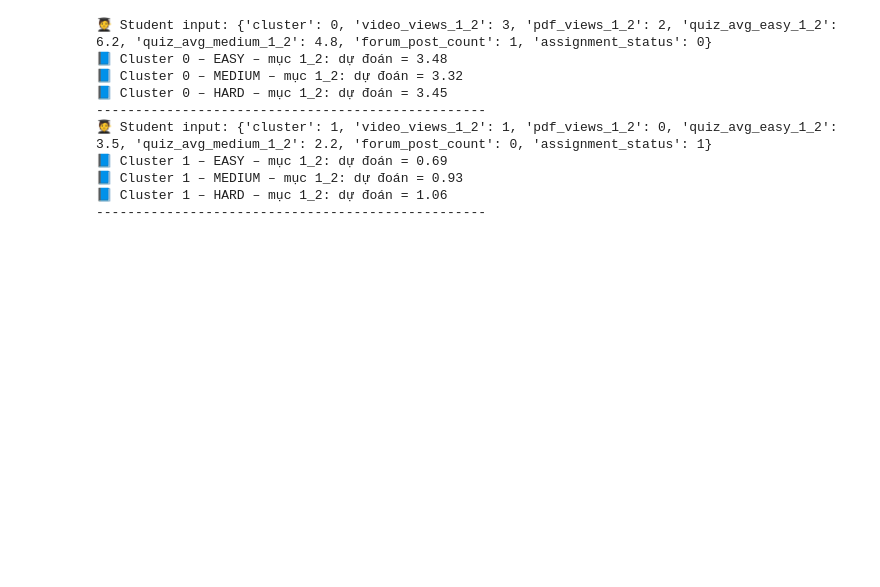
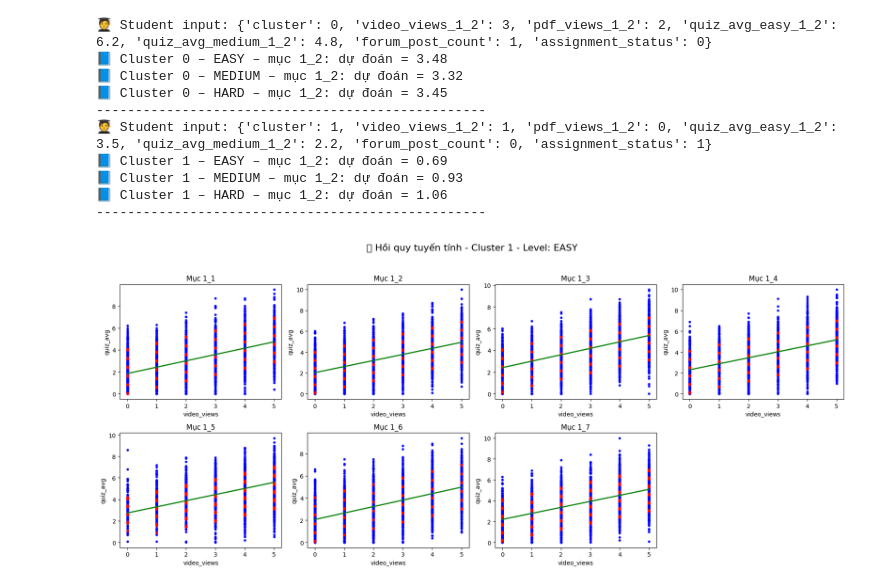
Before and after one commit to LocNguyenSGU/DemoAI_KLTN, a Jupyter notebook: DemoAllThucTe/demoLinearRegression.ipynb, the cells around one changed output. Cells and saved outputs as stored; diff of their text form; code cells hidden in the pictures; blank space fills up the shorter version.

Commit message:
feat: diagram for linear regression demo

```diff
--- a/DemoAllThucTe/demoLinearRegression.ipynb
+++ b/DemoAllThucTe/demoLinearRegression.ipynb
@@ -238,3 +238,85 @@ for stu in sample_students:
 📘 Cluster 1 – MEDIUM – mục 1_2: dự đoán = 0.93
 📘 Cluster 1 – HARD – mục 1_2: dự đoán = 1.06
 --------------------------------------------------
+# %%
+import matplotlib.pyplot as plt
+import numpy as np
+import joblib
+
+models_c0 = joblib.load("models/models_cluster_1.pkl")
+sections = [f"1_{i}" for i in range(1, 8)]
+levels = ["easy", "medium", "hard"]
+
+# Dữ liệu cluster 1
+df = df_c1
+
+for level in levels:
+    fig, axes = plt.subplots(nrows=2, ncols=4, figsize=(18, 8))
+    fig.suptitle(f"📘 Hồi quy tuyến tính - Cluster 1 - Level: {level.upper()}", fontsize=16)
+
+    for i, section in enumerate(sections):
+        key = f"{level}_{section}"
+        row, col = divmod(i, 4)
+        ax = axes[row, col]
+
+        if key not in models_c0:
+            ax.set_visible(False)
+            continue
+
+        model = models_c0[key]
+
+        # Cột đầu vào
+        base_cols = [
+            f"video_views_{section}",
+            f"pdf_views_{section}",
+            "forum_post_count",
+            "assignment_status",
+            "cluster"
+        ]
+        if level == "medium":
+            base_cols.insert(2, f"quiz_avg_easy_{section}")
+        elif level == "hard":
+            base_cols.insert(2, f"quiz_avg_easy_{section}")
+            base_cols.insert(3, f"quiz_avg_medium_{section}")
+
+        if not all(col in df.columns for col in base_cols):
+            ax.set_visible(False)
+            continue
+
+        X = df[base_cols]
+        y = df[f"quiz_avg_{level}_{section}"]
+
+        feature = f"video_views_{section}"
+        if feature not in X.columns:
+            ax.set_visible(False)
+            continue
+
+        feature_index = X.columns.get_loc(feature)
+        x = X[feature].values
+        y_pred = model.predict(X)
+
+        # Vẽ các điểm thực tế và dự đoán
+        ax.scatter(x, y, color="blue", s=10, label="Thực tế")
+        ax.scatter(x, y_pred, color="red", s=10, alpha=0.6, label="Dự đoán")
+
+        # Đường hồi quy
+        x_range = np.linspace(x.min(), x.max(), 100).reshape(-1, 1)
+        X_mean = X.mean().values.reshape(1, -1).repeat(100, axis=0)
+        X_mean[:, feature_index] = x_range[:, 0]
+        y_line = model.predict(X_mean)
+        ax.plot(x_range, y_line, color="green", linewidth=2)
+
+        ax.set_title(f"Mục {section}")
+        ax.set_xlabel("video_views")
+        ax.set_ylabel("quiz_avg")
+
+    # Ẩn subplot thừa nếu có
+    if len(sections) < 8:
+        for j in range(len(sections), 8):
+            row, col = divmod(j, 4)
+            axes[row, col].set_visible(False)
+
+    fig.tight_layout(rect=[0, 0, 1, 0.95])  # Chừa chỗ cho tiêu đề
+    plt.show()
+# %% [output]
+[figure, added]
```
Also changed, not shown: parts of 2 cells of this notebook.
